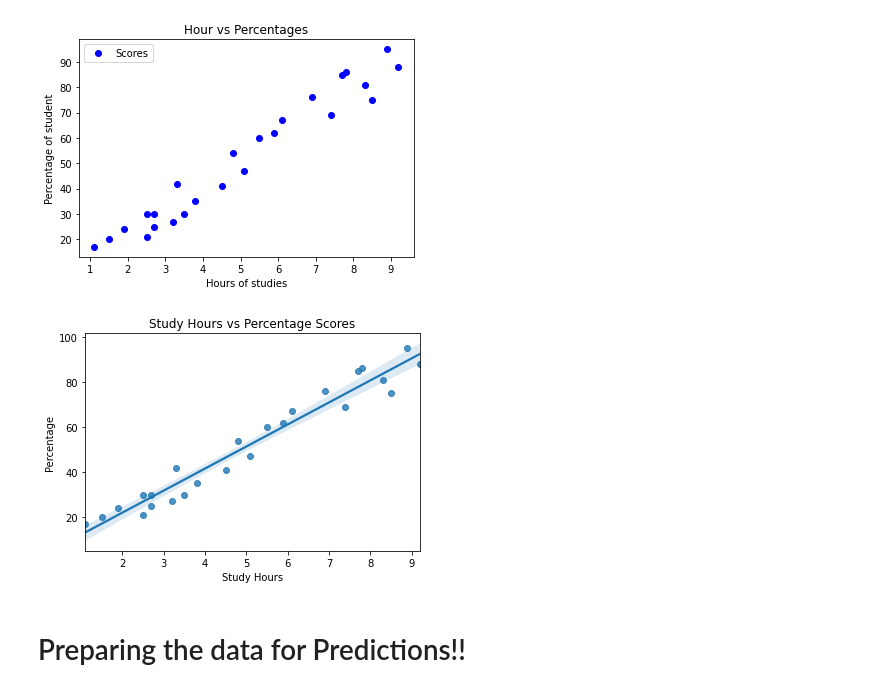
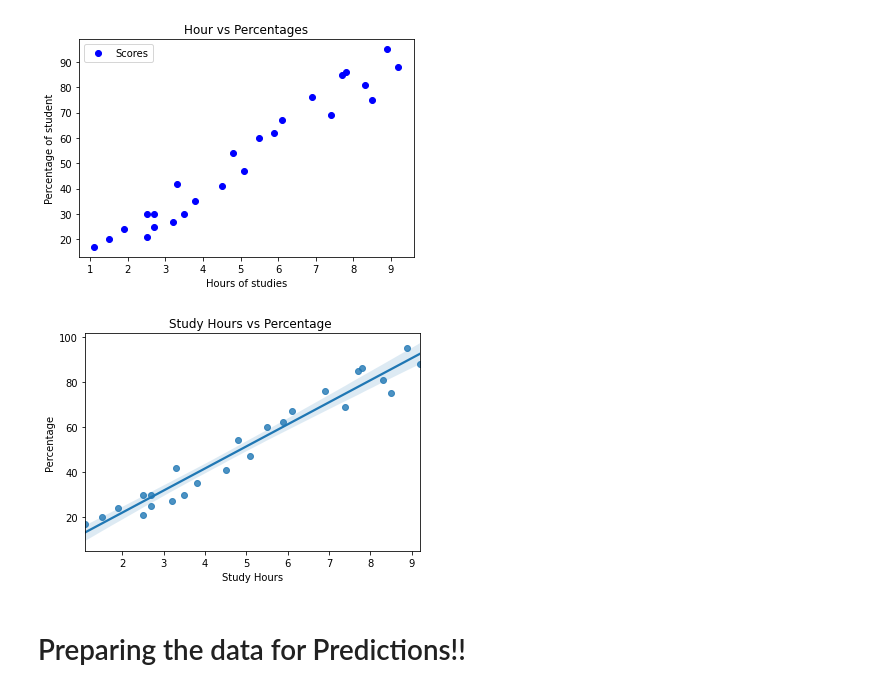
Before and after one commit to krupalidobariya/Percentage_Predictor, a Jupyter notebook: Task_1.ipynb, the cells around one changed output. Cells and saved outputs as stored; diff of their text form; code cells hidden in the pictures.

```diff
--- a/Task_1.ipynb
+++ b/Task_1.ipynb
@@ -133,12 +130,12 @@ plt.show()
 # %%
 #Visualization using seaborn
 sns.regplot(x=data['Hours'],y=data['Scores'])
-plt.title('Study Hours vs Percentage Scores')
+plt.title('Study Hours vs Percentage ')
 plt.xlabel('Study Hours')
 plt.ylabel('Percentage')
 plt.show()
 # %% [output]
-[figure, old version]
+[figure, new version]
 # %% [markdown]
 # Preparing the data for Predictions!!
 # %%
```
Also changed, not shown: parts of 6 cells of this notebook.
